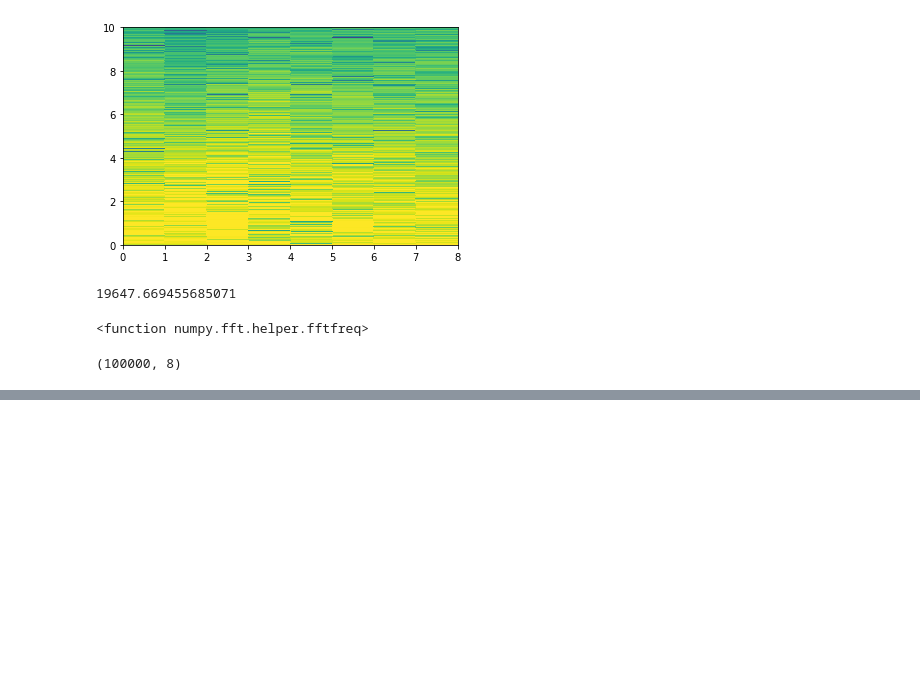
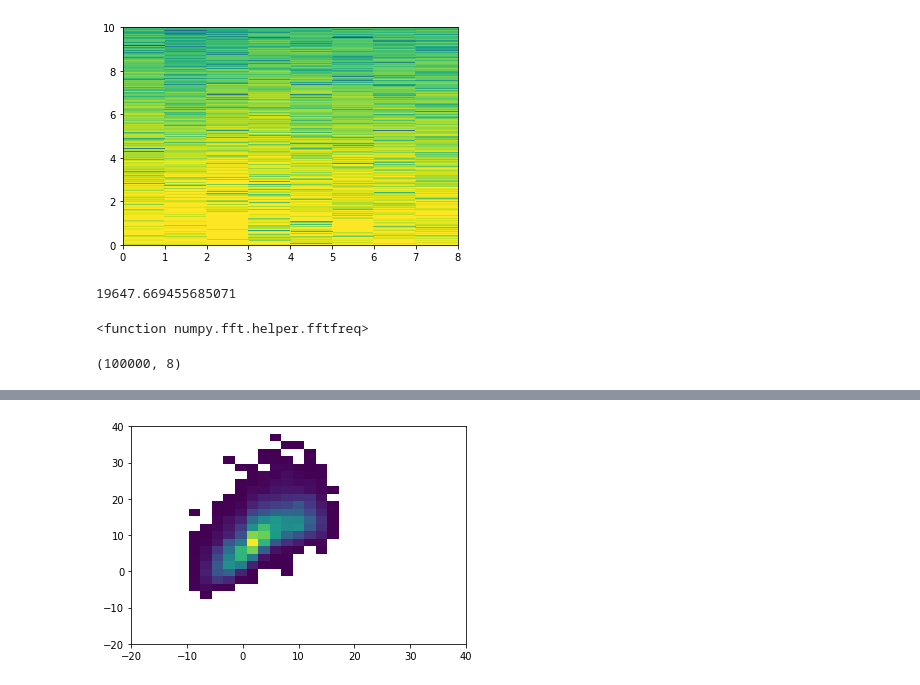
Before and after one commit to djgagne/lorenz_gan, a Jupyter notebook: notebooks/lorenz_gan_eval.ipynb, the cells around one changed output, grey strips where cells are left out. Cells and saved outputs as stored; diff of their text form; code cells hidden in the pictures; blank space fills up the shorter version.

```diff
--- a/notebooks/lorenz_gan_eval.ipynb
+++ b/notebooks/lorenz_gan_eval.ipynb
@@ -789,0 +832,5 @@ fout.shape
+# %%
+_ = plt.hist2d(x_vals[0:9999, 0], mean_preds[1:, 0] + res_preds[1:, 0],
+               bins=np.linspace(-20, 40, 30), cmin=1)
+# %% [output]
+[figure, added]
```
Also changed, not shown: parts of 12 cells of this notebook, 6 other files.
